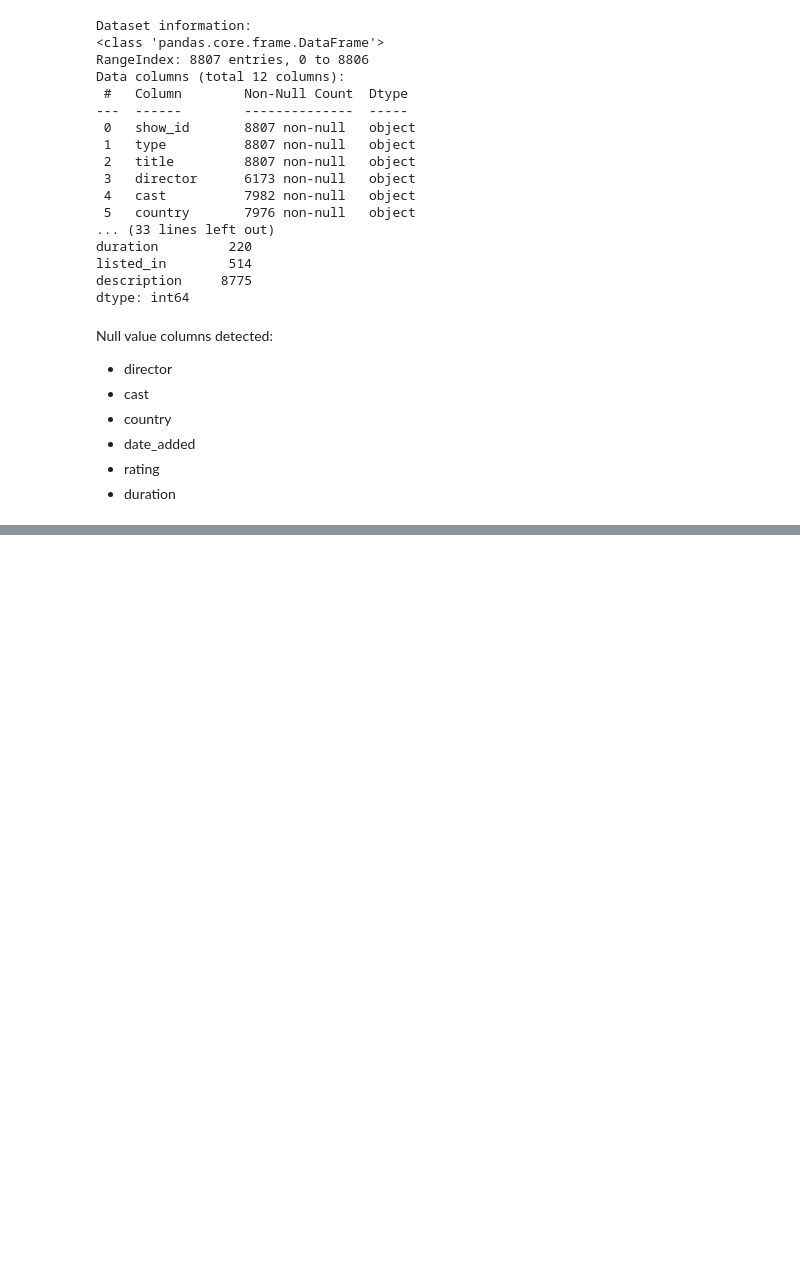
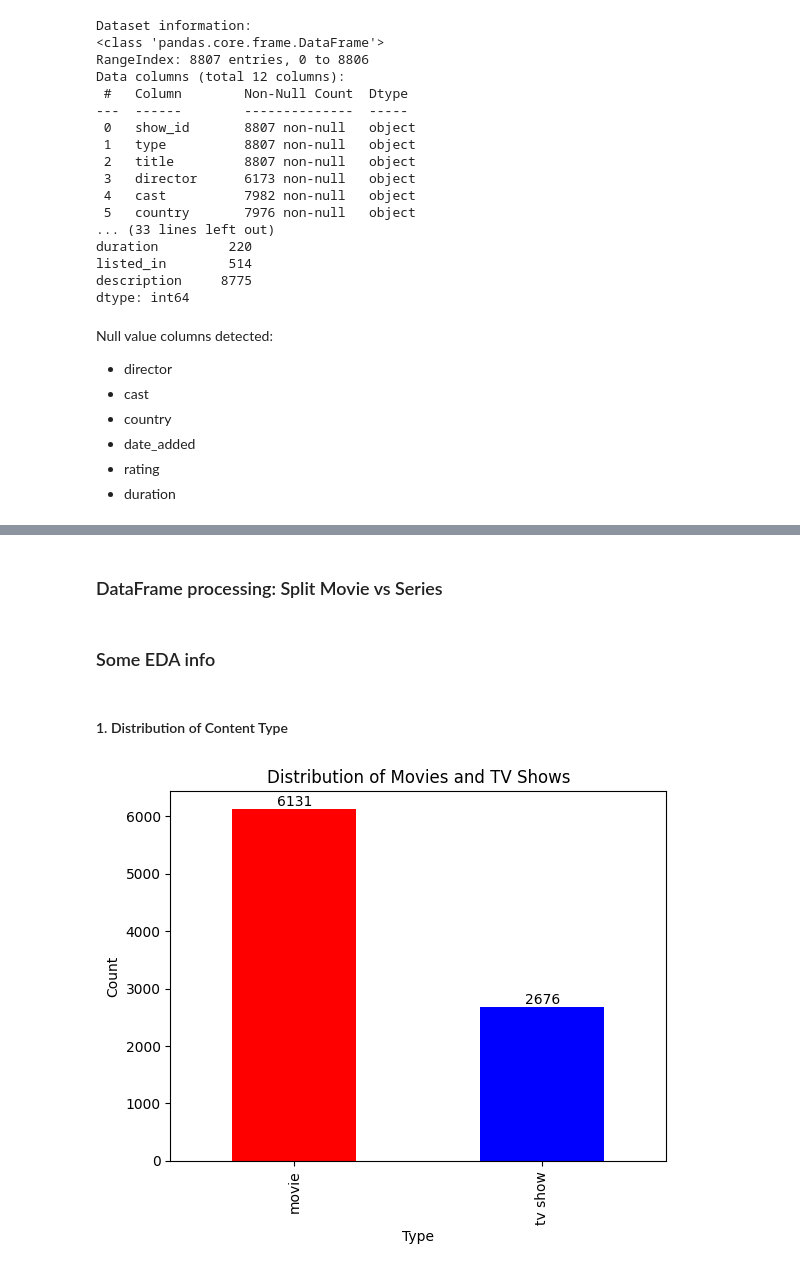
Before and after one commit to hiraicomefly/data_portfolio, a Jupyter notebook: netflix_data_explore.ipynb, the cells around one changed output, grey strips where cells are left out. Cells and saved outputs as stored; diff of their text form; code cells hidden in the pictures; blank space fills up the shorter version.

Commit message:
Refactor Netflix dataset analysis notebook: update execution counts, enhance data processing functions, and add visualizations for content distribution by type, country, and genre.

```diff
--- a/netflix_data_explore.ipynb
+++ b/netflix_data_explore.ipynb
@@ -113,0 +152,2 @@ df.head(5)
+# %% [markdown]
+### DataFrame processing: Split Movie vs Series
@@ -113,0 +160,23 @@ df.head(5)
+# %% [markdown]
+### Some EDA info
+# %% [markdown]
+#### 1. Distribution of Content Type
+# %%
+# distribtution of movies and tv shows in this dataset
+
+# Get value counts
+counts = df['type'].value_counts()
+
+# Create bar plot
+ax = counts.plot(kind='bar', color=['red', 'blue'])
+
+# Add data labels on top of each bar
+for i, v in enumerate(counts):
+    ax.text(i, v, str(v), ha='center', va='bottom')
+
+plt.xlabel('Type')
+plt.ylabel('Count')
+plt.title('Distribution of Movies and TV Shows')
+plt.show()
+# %% [output]
+[figure, added]
```
Also changed, not shown: parts of 10 cells of this notebook.
